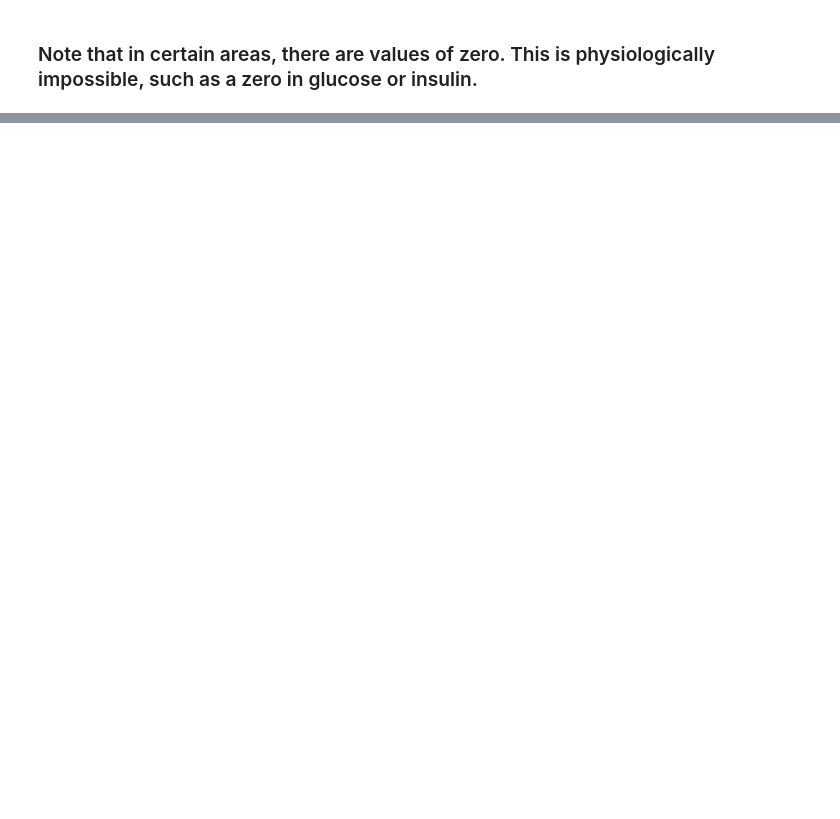
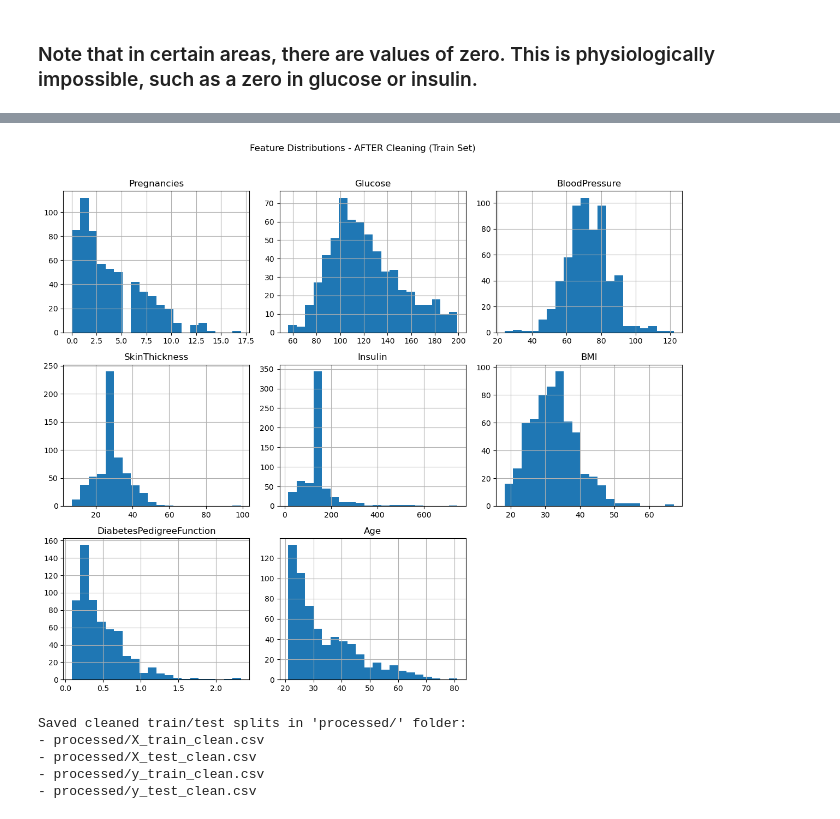
Before and after one commit to rytgo/CS171-PROJECT, a Jupyter notebook: Pina.ipynb, the cells around one changed output, grey strips where cells are left out. Saved outputs shown, nothing was run; the diff lists cells and outputs as text; code cells hidden in the pictures; blank space fills up the shorter version.

```diff
--- a/Pina.ipynb
+++ b/Pina.ipynb
@@ -95,0 +113,20 @@ dtype: int64
+# %%
+X = df_clean.drop("Outcome", axis=1)
+y = df_clean["Outcome"]
+
+X_train, X_test, y_train, y_test = train_test_split(
+    X,
+    y,
+    test_size=0.2,
+    random_state=42,
+    stratify=y
+)
+
+print("X_train shape:", X_train.shape)
+print("X_test shape:", X_test.shape)
+
+print("\nMissing values in X_train BEFORE imputation:")
+print(X_train.isna().sum())
+
+print("\nMissing values in X_test BEFORE imputation:")
+print(X_test.isna().sum())
@@ -95,0 +153,17 @@ dtype: int64
+# %%
+X_train = X_train.copy()
+X_test = X_test.copy()
+
+median_values = X_train[columns_with_missing].median()
+print("\nTraining set medians used for imputation:")
+print(median_values)
+
+# Fill NaNs in both train and test using training medians
+X_train.loc[:, columns_with_missing] = X_train[columns_with_missing].fillna(median_values)
+X_test.loc[:, columns_with_missing] = X_test[columns_with_missing].fillna(median_values)
+
+print("\nMissing values in X_train after imputation:")
+print(X_train.isna().sum())
+
+print("\nMissing values in X_test after imputation:")
+print(X_test.isna().sum())
@@ -95,0 +188,28 @@ dtype: int64
+# %%
+X_train_for_plot = X_train.copy()
+
+X_train_for_plot.hist(figsize=(12, 10), bins=20)
+plt.suptitle("Feature Distributions - AFTER Cleaning (Train Set)", y=1.02)
+plt.tight_layout()
+plt.show()
+# %% [output]
+[figure, added]
+# %%
+os.makedirs("processed", exist_ok=True)
+
+X_train.to_csv("processed/X_train_clean.csv", index=False)
+X_test.to_csv("processed/X_test_clean.csv", index=False)
+y_train.to_csv("processed/y_train_clean.csv", index=False)
+y_test.to_csv("processed/y_test_clean.csv", index=False)
+
+print("Saved cleaned train/test splits in 'processed/' folder:")
+print("- processed/X_train_clean.csv")
+print("- processed/X_test_clean.csv")
+print("- processed/y_train_clean.csv")
+print("- processed/y_test_clean.csv")
+# %% [output]
+Saved cleaned train/test splits in 'processed/' folder:
+- processed/X_train_clean.csv
+- processed/X_test_clean.csv
+- processed/y_train_clean.csv
+- processed/y_test_clean.csv
```
Also changed, not shown: parts of 8 cells of this notebook, 4 other files.
